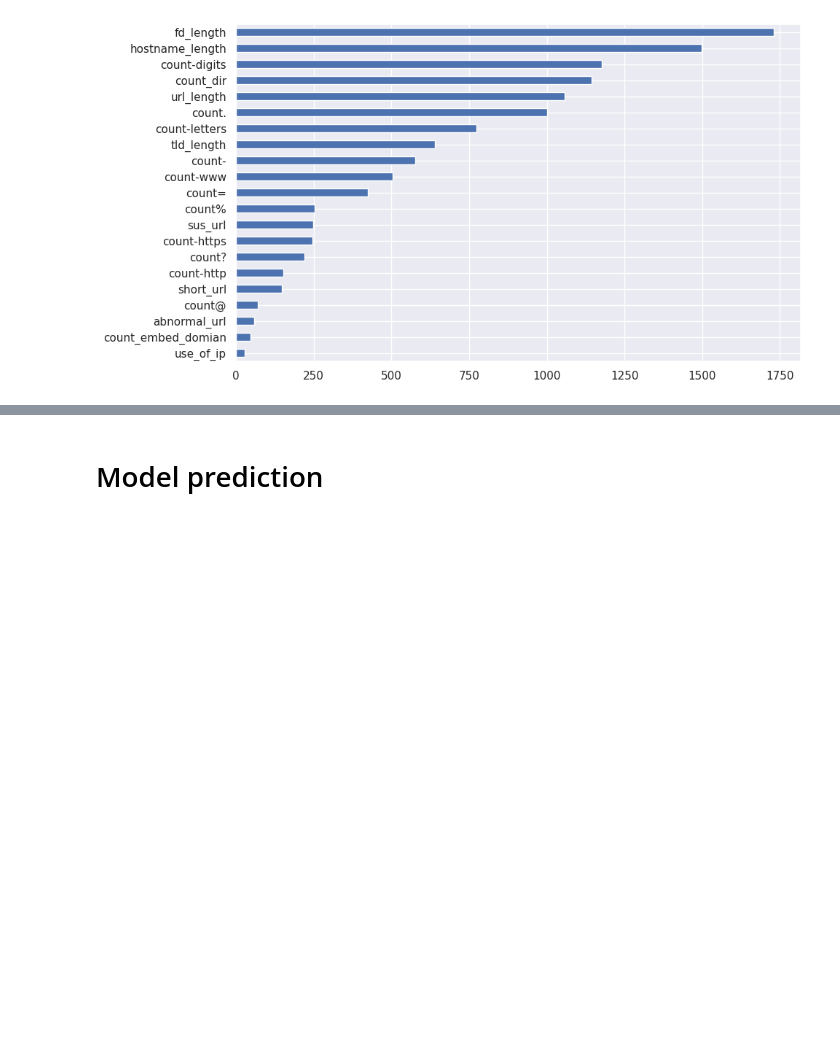
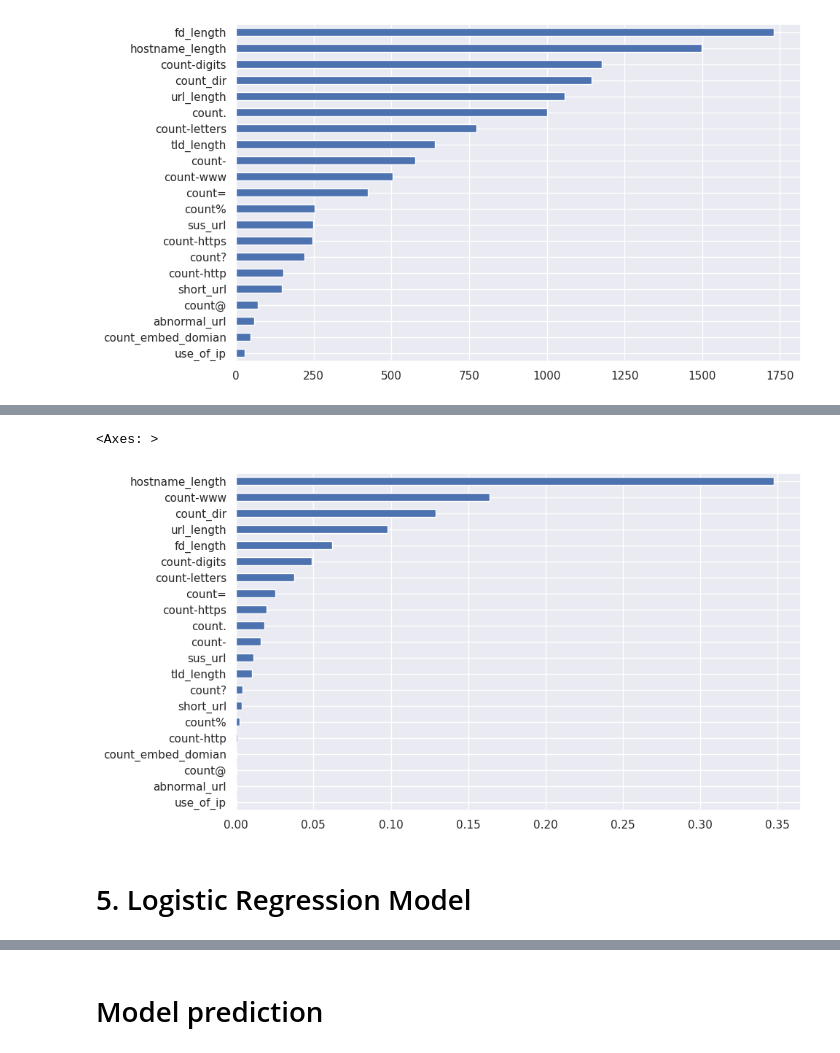
Before and after one commit to aamirigithub/AI4Cyber, a Jupyter notebook: AI4Cyber_Phishing.ipynb, the cells around one changed output, grey strips where cells are left out. Cells and saved outputs as stored; diff of their text form; code cells hidden in the pictures; blank space fills up the shorter version.

```diff
--- a/AI4Cyber_Phishing.ipynb
+++ b/AI4Cyber_Phishing.ipynb
@@ -587,0 +716,8 @@ feat_importances.sort_values().plot(kind="barh",figsize=(10, 6))
+# %%
+feat_importances = pd.Series(dtc_model.feature_importances_, index=X_train.columns)
+feat_importances.sort_values().plot(kind="barh",figsize=(10, 6))
+# %% [output]
+<Axes: >
+[figure, added]
+# %% [markdown]
+# 5. Logistic Regression Model
```
Also changed, not shown: parts of 16 cells of this notebook.
